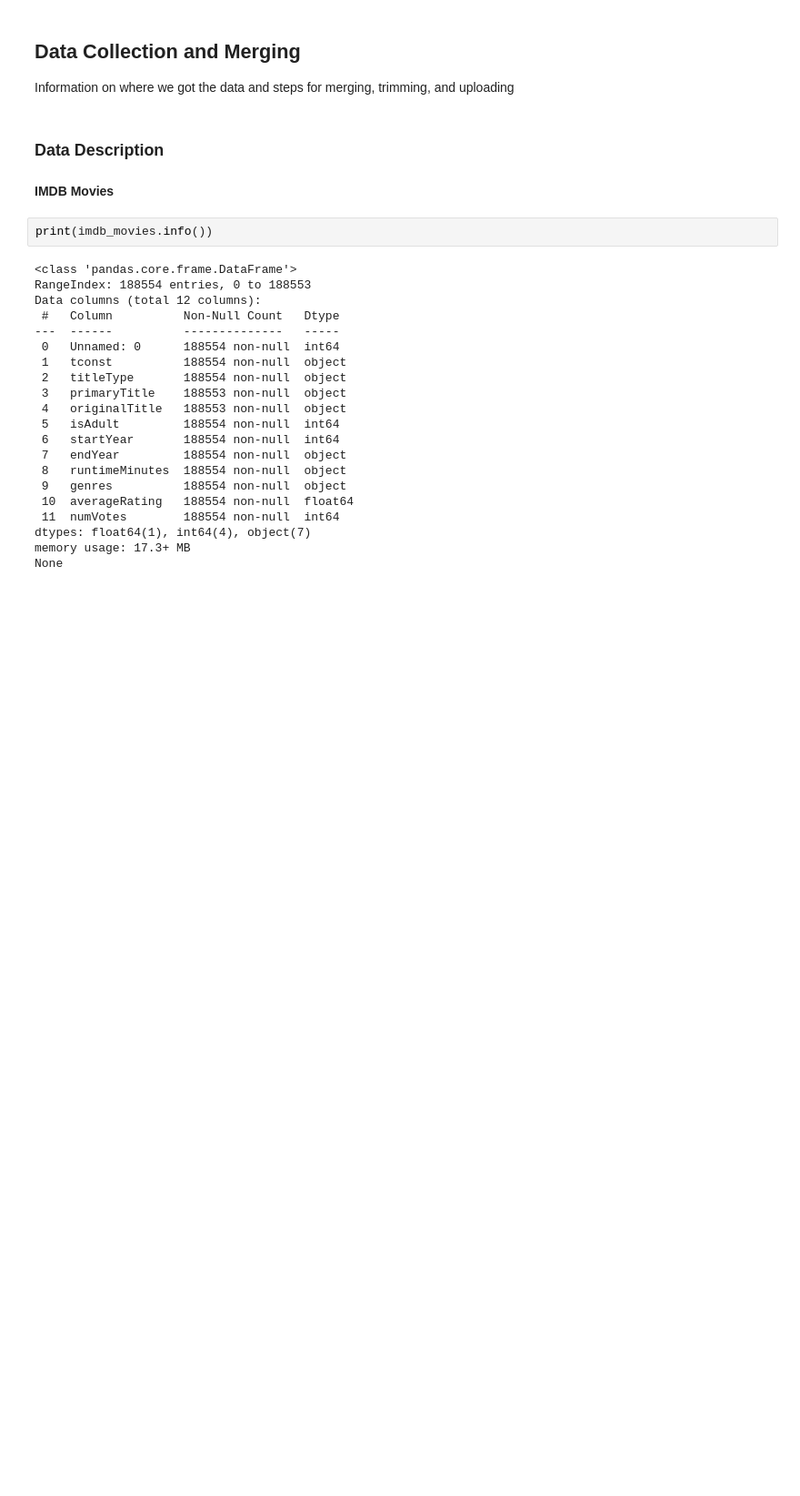
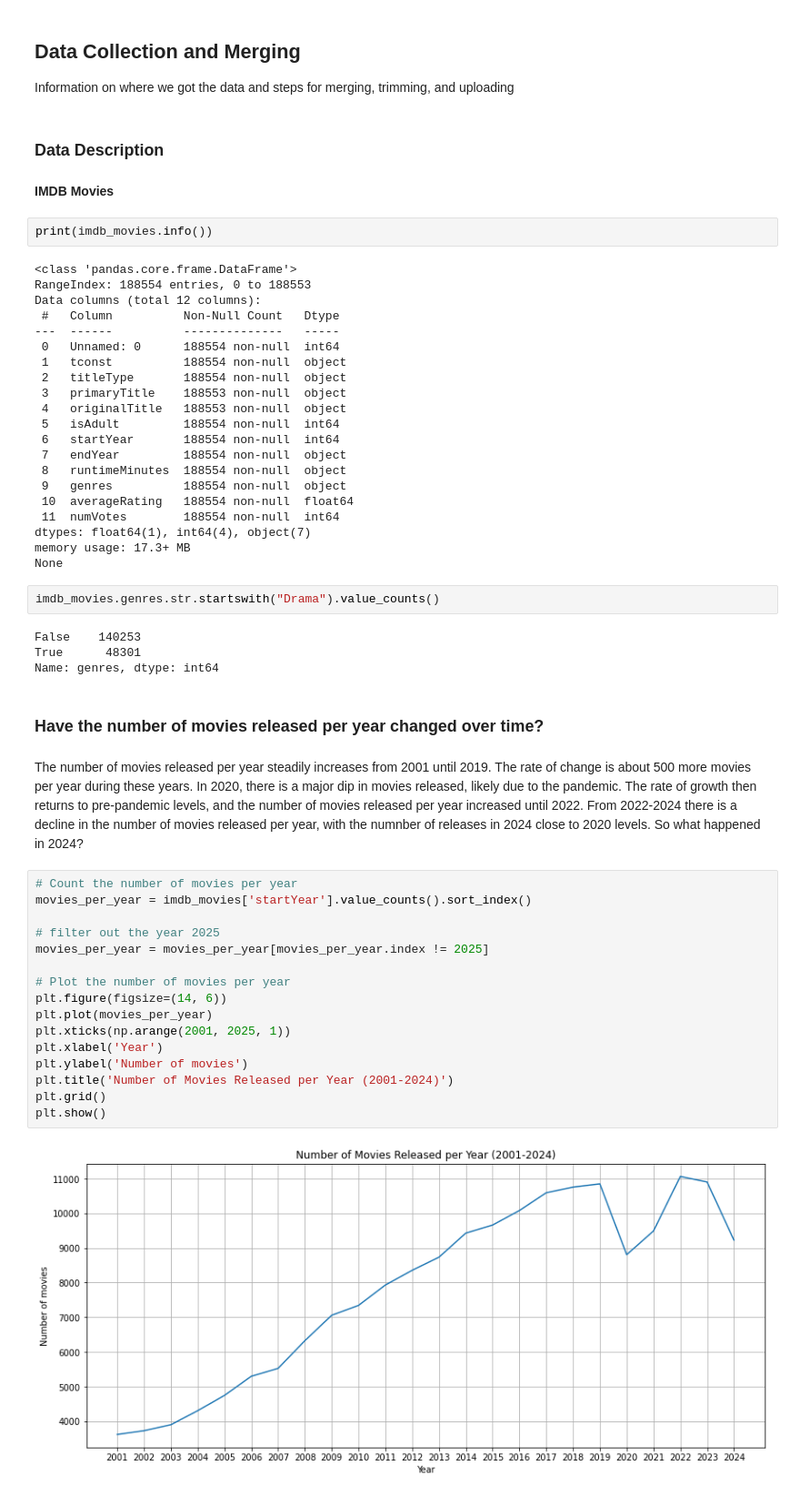
Before and after one commit to lundnm/Movie_Analysis, a Jupyter notebook: manipulation.ipynb, the cells around one changed output. Shown at 91% size. Drawn from its saved outputs; the diff is of its cells as text; blank space fills up the shorter version.

Commit message:
Lunden's analysis of the IMDB data

```diff
--- a/manipulation.ipynb
+++ b/manipulation.ipynb
@@ -38,3 +42,31 @@ Data columns (total 12 columns):
 dtypes: float64(1), int64(4), object(7)
 memory usage: 17.3+ MB
 None
+# %%
+imdb_movies.genres.str.startswith("Drama").value_counts()
+# %% [output]
+False    140253
+True      48301
+Name: genres, dtype: int64
+# %% [markdown]
+### Have the number of movies released per year changed over time?
+# %% [markdown]
+The number of movies released per year steadily increases from 2001 until 2019. The rate of change is about 500 more movies per year during these years. In 2020, there is a major dip in movies released, likely due to the pandemic. The rate of growth then returns to pre-pandemic levels, and the number of movies released per year increased until 2022. From 2022-2024 there is a decline in the number of movies released per year, with the numnber of releases in 2024 close to 2020 levels. So what happened in 2024?
+# %%
+# Count the number of movies per year
+movies_per_year = imdb_movies['startYear'].value_counts().sort_index()
+
+# filter out the year 2025
+movies_per_year = movies_per_year[movies_per_year.index != 2025]
+
+# Plot the number of movies per year
+plt.figure(figsize=(14, 6))
+plt.plot(movies_per_year)
+plt.xticks(np.arange(2001, 2025, 1))
+plt.xlabel('Year')
+plt.ylabel('Number of movies')
+plt.title('Number of Movies Released per Year (2001-2024)')
+plt.grid()
+plt.show()
+# %% [output]
+[figure, added]
```
Also changed, not shown: parts of 8 cells of this notebook.
